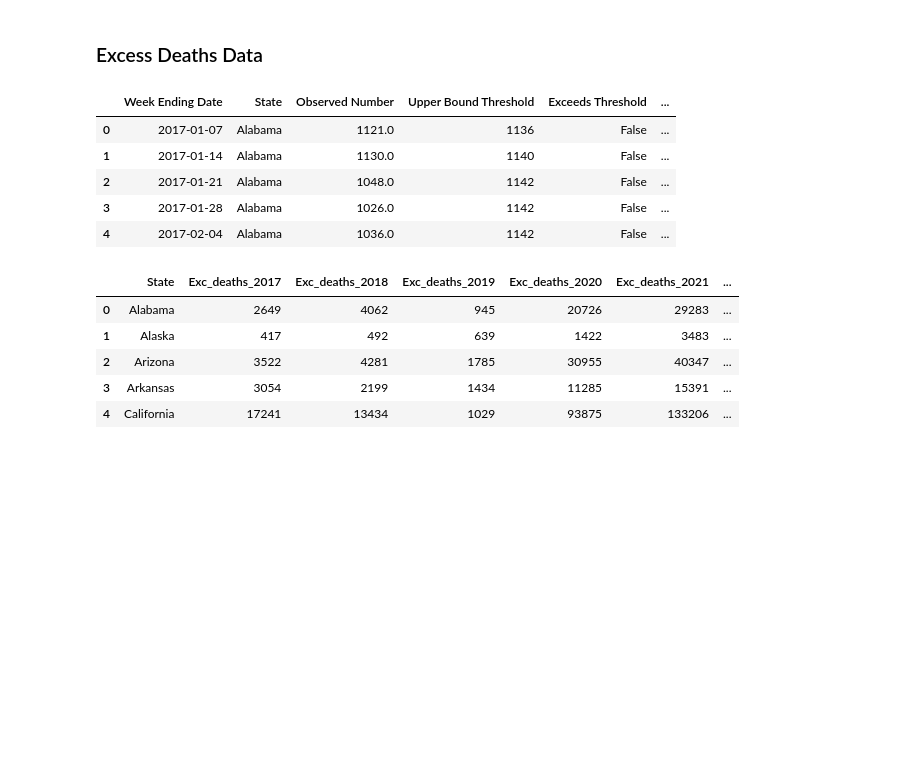
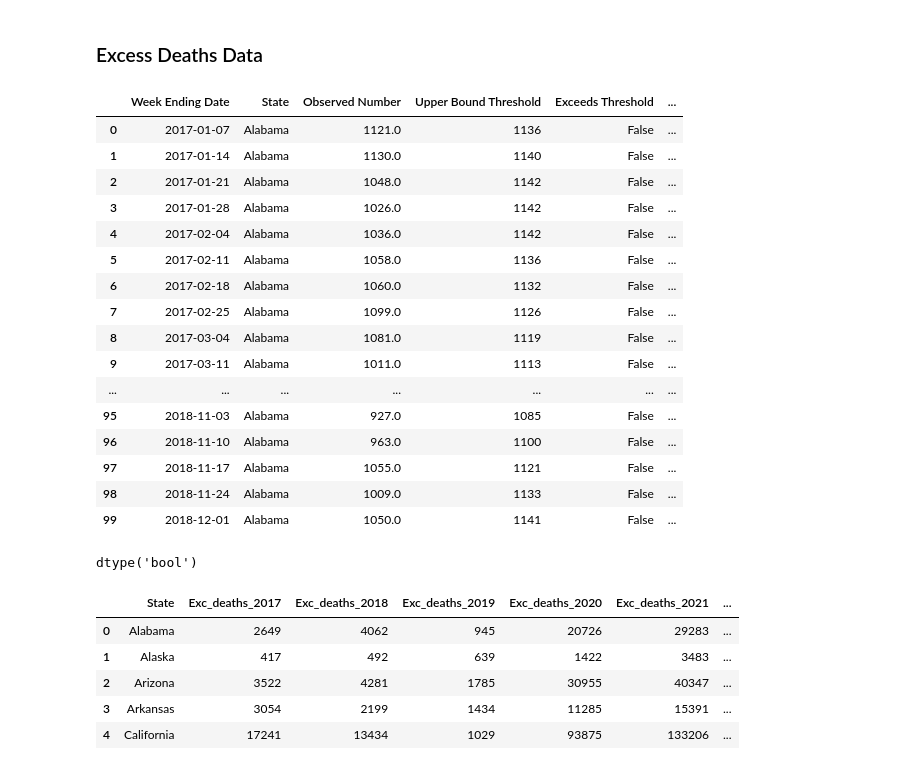
Before and after one commit to rafirahman27/Preparing_for_the_next_Pandemic, a Jupyter notebook: Rafi.ipynb, the cells around one changed output. Cells and saved outputs as stored; diff of their text form; code cells hidden in the pictures; blank space fills up the shorter version.

```diff
--- a/Rafi.ipynb
+++ b/Rafi.ipynb
@@ -69,14 +69,29 @@ population.to_csv('Data/Population_data_2010_&_2020.csv')
 ### Excess Deaths Data
 # %%
 deaths = pd.read_csv('Ignore/Excess_Deaths_Associated_with_COVID-19.csv')
-deaths.head()
+deaths.head(100)
 # %% [output]
 |  | Week Ending Date | State | Observed Number | Upper Bound Threshold | Exceeds Threshold | ... |
 | 0 | 2017-01-07 | Alabama | 1121.0 | 1136 | False | ... |
 | 1 | 2017-01-14 | Alabama | 1130.0 | 1140 | False | ... |
 | 2 | 2017-01-21 | Alabama | 1048.0 | 1142 | False | ... |
 | 3 | 2017-01-28 | Alabama | 1026.0 | 1142 | False | ... |
 | 4 | 2017-02-04 | Alabama | 1036.0 | 1142 | False | ... |
+| 5 | 2017-02-11 | Alabama | 1058.0 | 1136 | False | ... |
+| 6 | 2017-02-18 | Alabama | 1060.0 | 1132 | False | ... |
+| 7 | 2017-02-25 | Alabama | 1099.0 | 1126 | False | ... |
+| 8 | 2017-03-04 | Alabama | 1081.0 | 1119 | False | ... |
+| 9 | 2017-03-11 | Alabama | 1011.0 | 1113 | False | ... |
+| ... | ... | ... | ... | ... | ... | ... |
+| 95 | 2018-11-03 | Alabama | 927.0 | 1085 | False | ... |
+| 96 | 2018-11-10 | Alabama | 963.0 | 1100 | False | ... |
+| 97 | 2018-11-17 | Alabama | 1055.0 | 1121 | False | ... |
+| 98 | 2018-11-24 | Alabama | 1009.0 | 1133 | False | ... |
+| 99 | 2018-12-01 | Alabama | 1050.0 | 1141 | False | ... |
+# %%
+deaths['Exceeds Threshold'].dtypes
+# %% [output]
+dtype('bool')
 # %%
 # getting sum of each states excess deaths
 def excess_deaths(deaths, start_year=2017, end_year=2022):
```
Also changed, not shown: parts of 41 cells of this notebook.
